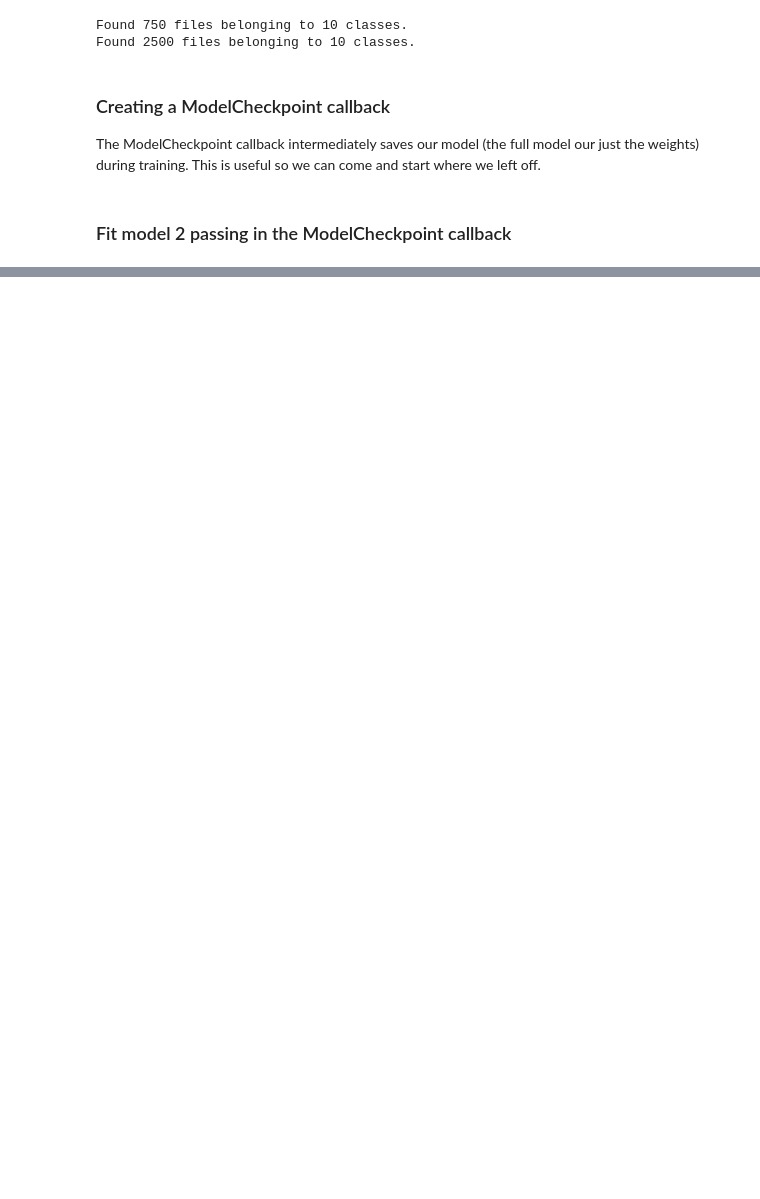
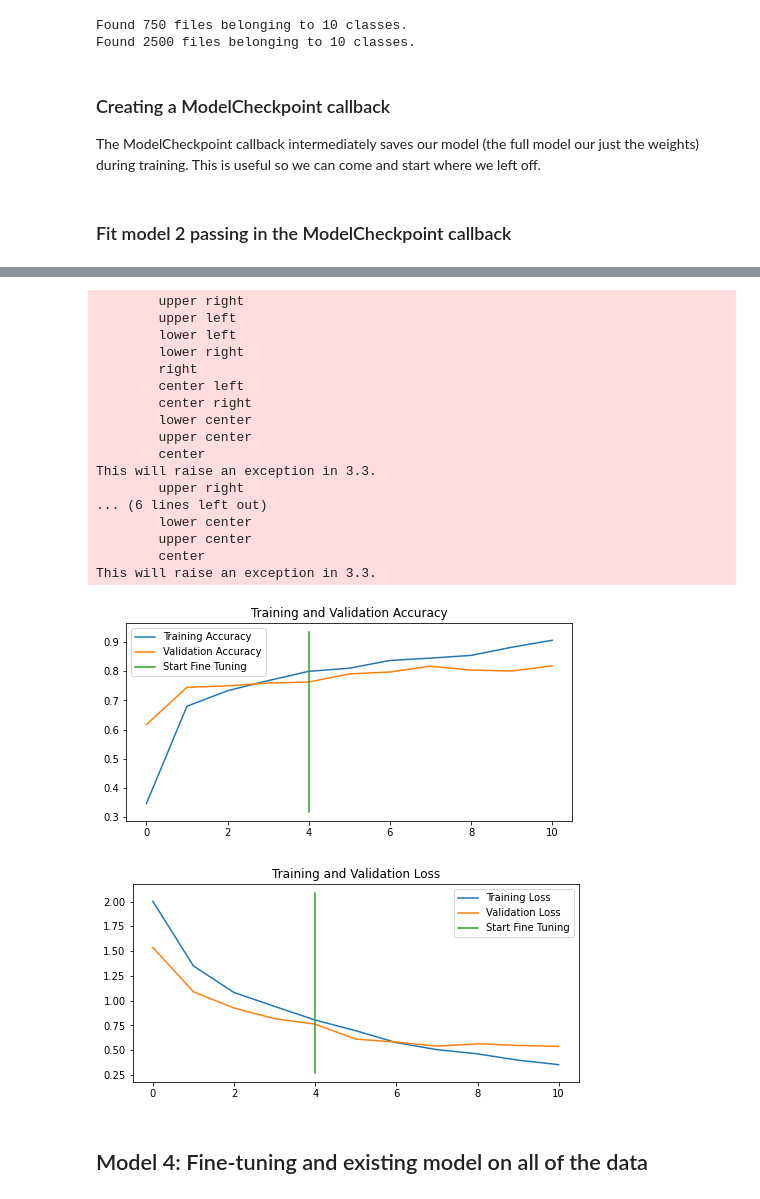
Before and after one commit to Joseph-549/Deep_Learning_Studies, a Jupyter notebook: deneme_file_colab.ipynb, the cells around one changed output, grey strips where cells are left out. Cells and saved outputs as stored; diff of their text form; code cells hidden in the pictures; blank space fills up the shorter version.

```diff
--- a/deneme_file_colab.ipynb
+++ b/deneme_file_colab.ipynb
@@ -424,0 +552,64 @@ plot_loss_curves(history_10_percent_data_aug)
+# %%
+# Let's create a function to compare training histories
+def compare_historys(original_history, new_history, initial_epochs = 5):
+  """
+  Compares two TensorFlow History objects.
+  """
+
+  # Get original history measurements
+  acc = original_history.history["accuracy"]
+  loss = original_history.history["loss"]
+
+  val_acc = original_history.history["val_accuracy"]
+  val_loss = original_history.history["val_loss"]
+
+  # Combine original history metrics with new_history
+  total_acc = acc + new_history.history["accuracy"]
+  total_loss = loss + new_history.history["loss"]
+
+  total_val_acc = val_acc + new_history.history["val_accuracy"]
+  total_val_loss = val_loss + new_history.history["val_loss"]
+
+  # Make plots for accuracy
+  plt.figure(figsize = (8, 8))
+  plt.subplot(2, 1, 1)
+  plt.plot(total_acc, label = "Training Accuracy")
+  plt.plot(total_val_acc, label = "Validation Accuracy")
+  plt.plot([initial_epochs-1, initial_epochs-1], plt.ylim(), label = "Start Fine Tuning")
+  plt.legend(loc = "Lower Right")
+  plt.title("Training and Validation Accuracy")
+
+  # Make plots for loss
+  plt.figure(figsize = (8, 8))
+  plt.subplot(2, 1, 1)
+  plt.plot(total_loss, label = "Training Loss")
+  plt.plot(total_val_loss, label = "Validation Loss")
+  plt.plot([initial_epochs-1, initial_epochs-1], plt.ylim(), label = "Start Fine Tuning")
+  plt.legend(loc = "Lower Right")
+  plt.title("Training and Validation Loss")
+# %%
+compare_historys(history_10_percent_data_aug,
+                 history_fine_10_percent_data_aug,
+                 initial_epochs = 5)
+# %% [output]
+        upper right
+        upper left
+        lower left
+        lower right
+        right
+        center left
+        center right
+        lower center
+        upper center
+        center
+This will raise an exception in 3.3.
+        upper right
+... (6 lines left out)
+        lower center
+        upper center
+        center
+This will raise an exception in 3.3.
+[figure, added]
+[figure, added]
+# %% [markdown]
+## Model 4: Fine-tuning and existing model on all of the data
```
Also changed, not shown: parts of 43 cells of this notebook.
